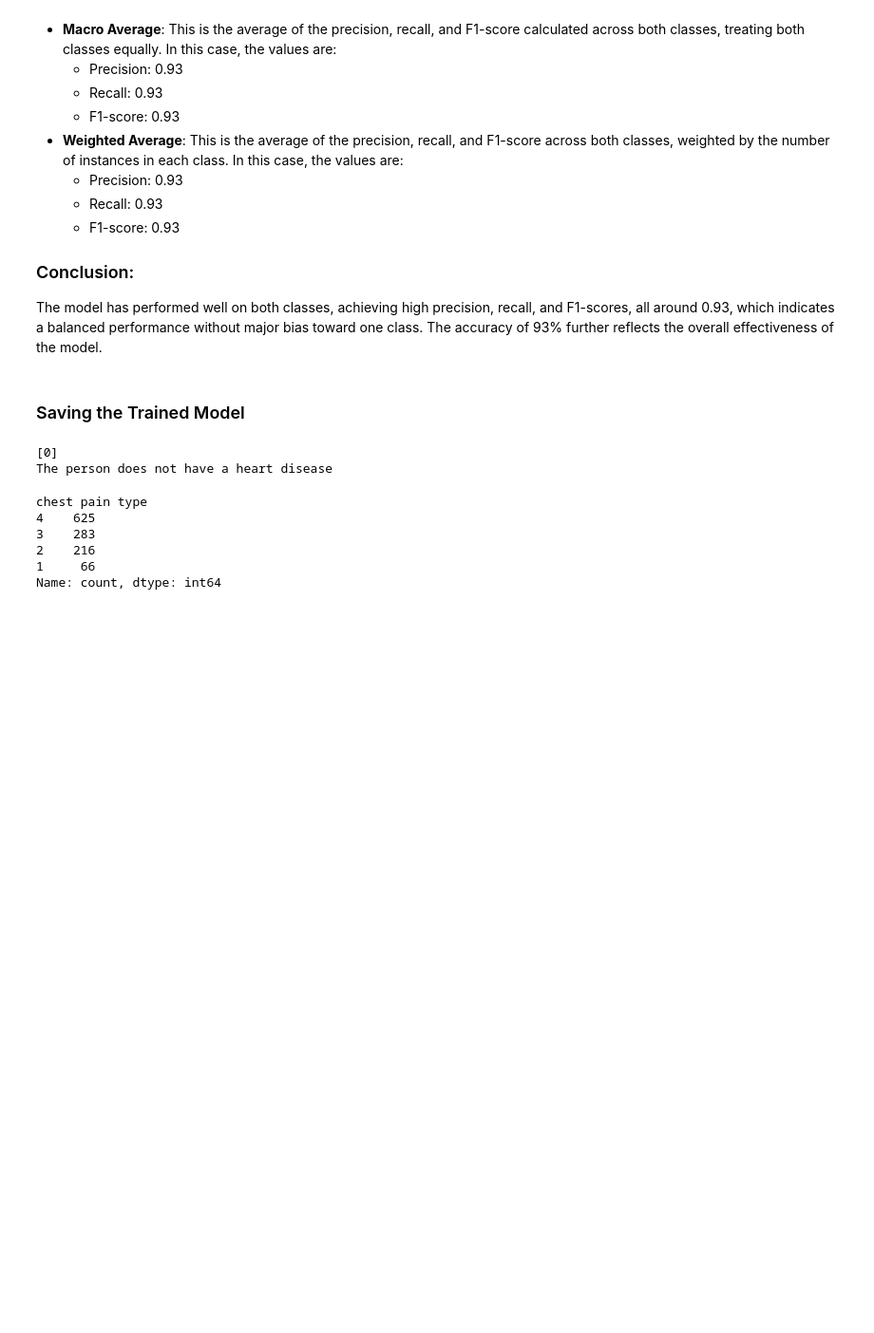
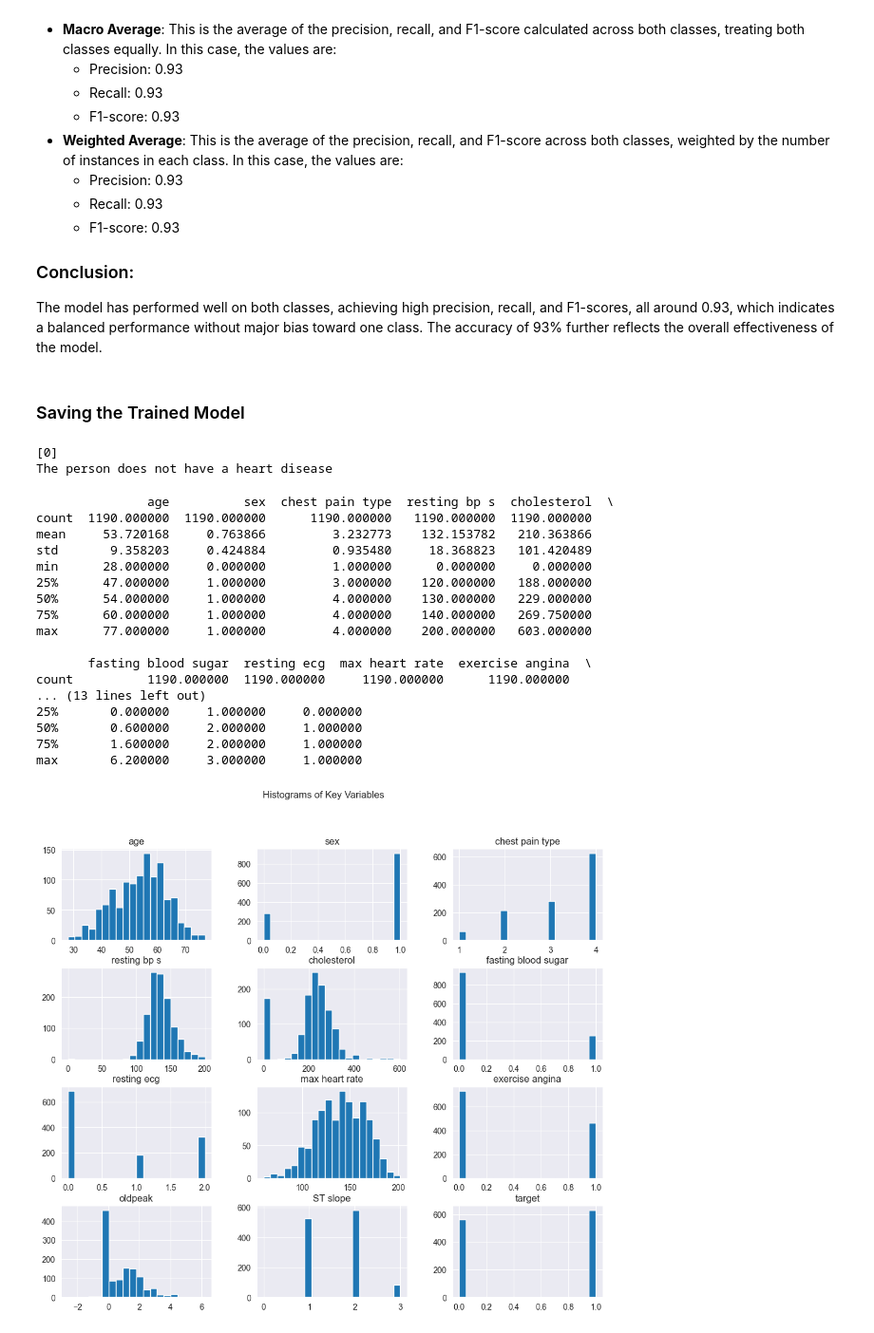
Before and after one commit to tawiahnyt/Heart-Disease-Prediction, a Jupyter notebook: heart_main.ipynb, the cells around one changed output. Shown at 95% size. Cells and saved outputs as stored; diff of their text form; code cells hidden in the pictures; blank space fills up the shorter version.

```diff
--- a/heart_main.ipynb
+++ b/heart_main.ipynb
@@ -441,12 +460,44 @@ else:
 # %% [output]
 [0]
 The person does not have a heart disease
-# %%
-heart_disease_dataset['chest pain type'].value_counts()
-# %% [output]
-chest pain type
-4    625
-3    283
-2    216
-1     66
-Name: count, dtype: int64
+# %%
+# Get summary statistics of the dataset
+print(heart_disease_dataset.describe())
+
+# Visualizing distributions of numeric variables
+import matplotlib.pyplot as plt
+import seaborn as sns
+
+# Create histograms for the numeric variables
+heart_disease_dataset.hist(figsize=(12, 10), bins=20)
+plt.suptitle("Histograms of Key Variables")
+plt.show()
+
+# Visualizing the distribution of each numeric variable with boxplots
+numeric_cols = ['age', 'resting bp s', 'cholesterol', 'fasting blood sugar', 'max heart rate', 'oldpeak']
+plt.figure(figsize=(10, 8))
+for i, col in enumerate(numeric_cols, 1):
+    plt.subplot(2, 3, i)
+    sns.boxplot(x=heart_disease_dataset[col])
+    plt.title(f'Distribution of {col}')
+plt.tight_layout()
+plt.show()
+# %% [output]
+               age          sex  chest pain type  resting bp s  cholesterol  \
+count  1190.000000  1190.000000      1190.000000   1190.000000  1190.000000
+mean     53.720168     0.763866         3.232773    132.153782   210.363866
+std       9.358203     0.424884         0.935480     18.368823   101.420489
+min      28.000000     0.000000         1.000000      0.000000     0.000000
+25%      47.000000     1.000000         3.000000    120.000000   188.000000
+50%      54.000000     1.000000         4.000000    130.000000   229.000000
+75%      60.000000     1.000000         4.000000    140.000000   269.750000
+max      77.000000     1.000000         4.000000    200.000000   603.000000
+
+       fasting blood sugar  resting ecg  max heart rate  exercise angina  \
+count          1190.000000  1190.000000     1190.000000      1190.000000
+... (13 lines left out)
+25%       0.000000     1.000000     0.000000
+50%       0.600000     2.000000     1.000000
+75%       1.600000     2.000000     1.000000
+max       6.200000     3.000000     1.000000
+[figure, added]
```
Also changed, not shown: parts of 19 cells of this notebook.
